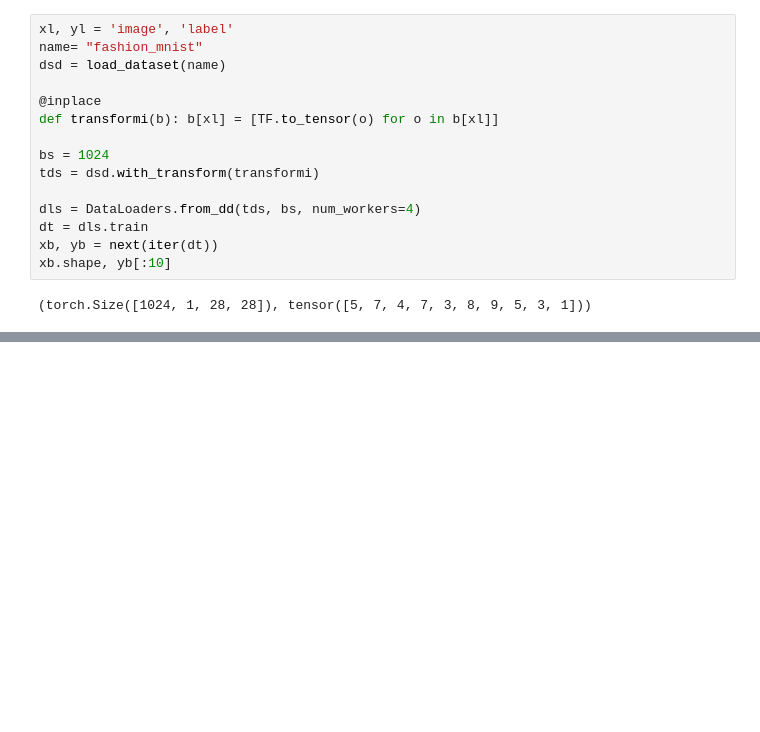
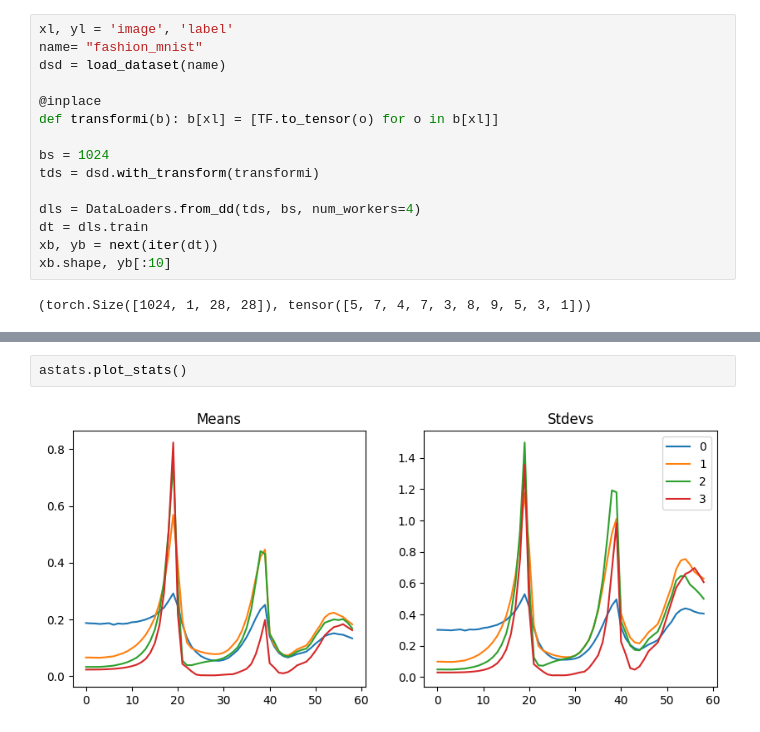
Before and after one commit to satani99/fastai_22_2, a Jupyter notebook: initializing.ipynb, the cells around one changed output, grey strips where cells are left out. Saved outputs shown, nothing was run; the diff lists cells and outputs as text; blank space fills up the shorter version.

```diff
--- a/initializing.ipynb
+++ b/initializing.ipynb
@@ -91,0 +116,4 @@ xb.shape, yb[:10]
+# %%
+astats.plot_stats()
+# %% [output]
+[figure, added]
```
Also changed, not shown: parts of 5 cells of this notebook.
